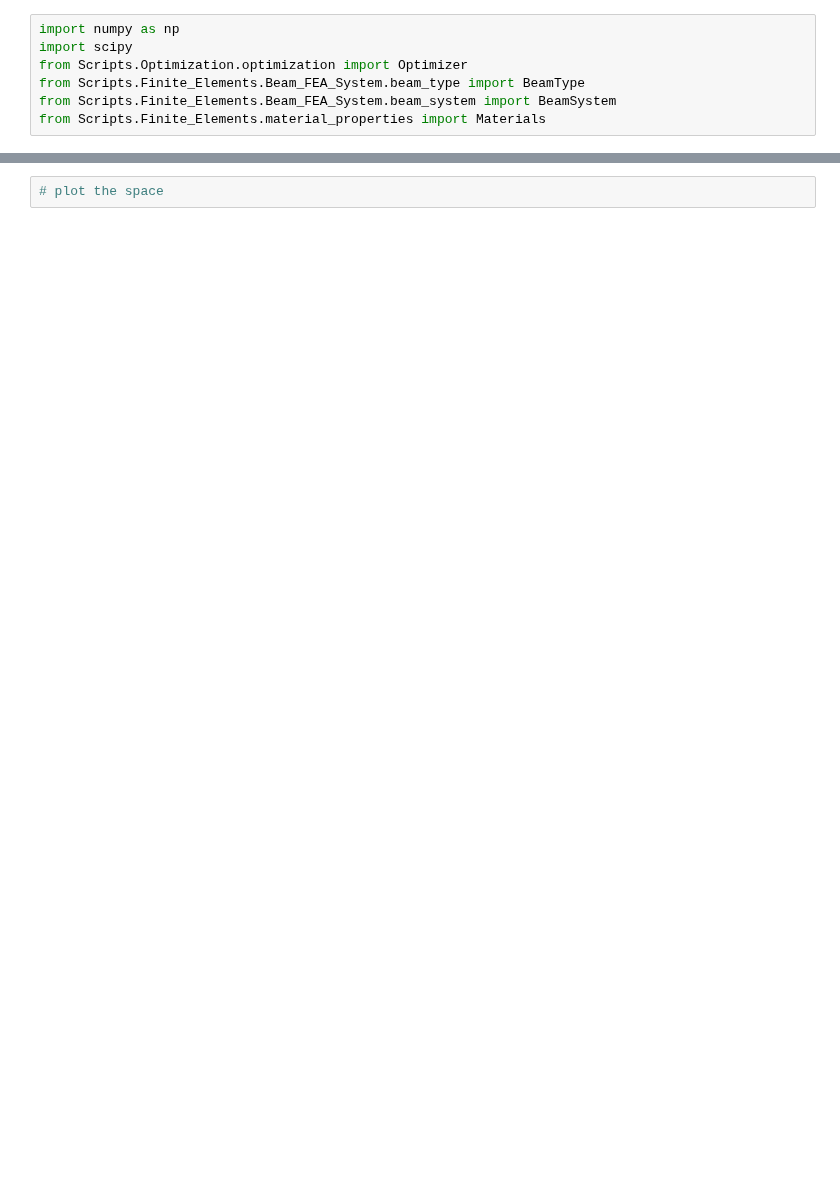
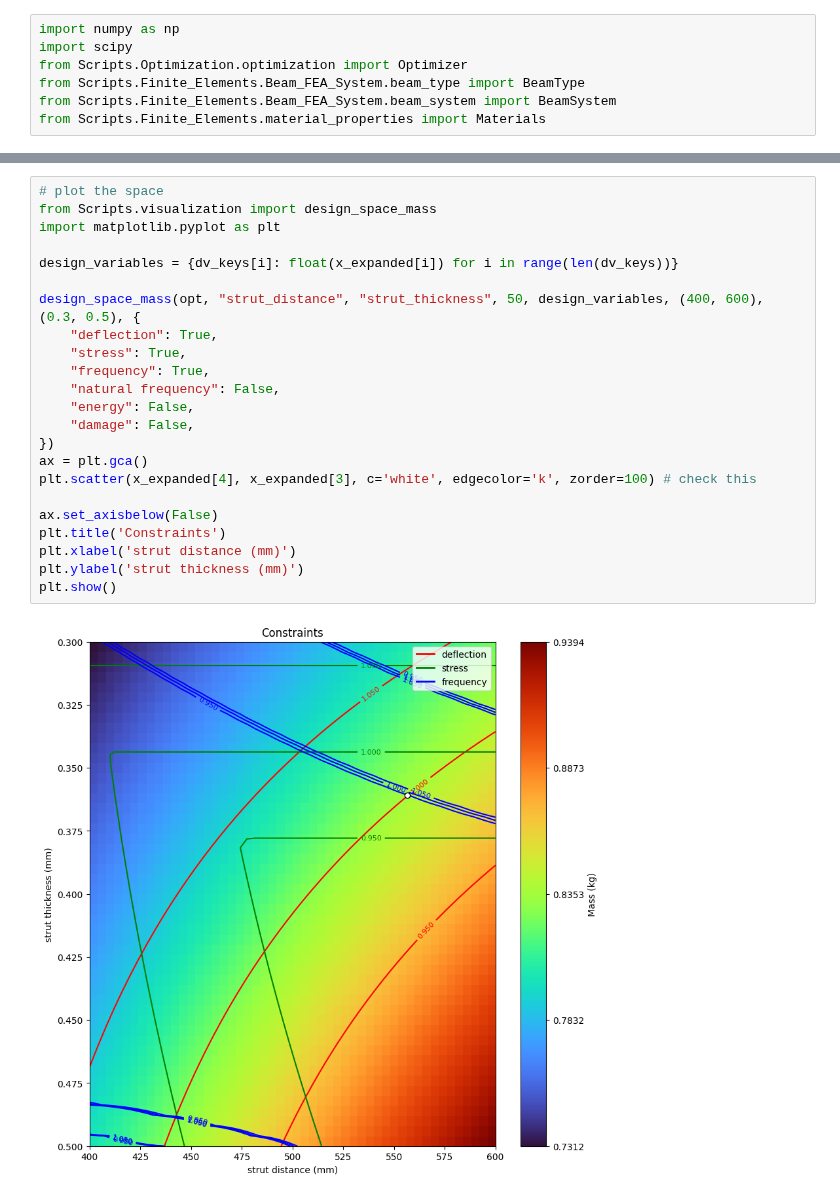
Before and after one commit to NathanielHargan/UAV_Optimization, a Jupyter notebook: Optimization_Experiments.ipynb, the cells around one changed output, grey strips where cells are left out. Drawn from its saved outputs; the diff is of its cells as text; blank space fills up the shorter version.

```diff
--- a/Optimization_Experiments.ipynb
+++ b/Optimization_Experiments.ipynb
@@ -121,2 +122,25 @@ print(max(opt.fea.beam_system.mag_displacements_amplitude))
 # %%
 # plot the space
+from Scripts.visualization import design_space_mass
+import matplotlib.pyplot as plt
+
+design_variables = {dv_keys[i]: float(x_expanded[i]) for i in range(len(dv_keys))}
+
+design_space_mass(opt, "strut_distance", "strut_thickness", 50, design_variables, (400, 600), (0.3, 0.5), {
+    "deflection": True,
+    "stress": True,
+    "frequency": True,
+    "natural frequency": False,
+    "energy": False,
+    "damage": False,
+})
+ax = plt.gca()
+plt.scatter(x_expanded[4], x_expanded[3], c='white', edgecolor='k', zorder=100) # check this
+
+ax.set_axisbelow(False)
+plt.title('Constraints')
+plt.xlabel('strut distance (mm)')
+plt.ylabel('strut thickness (mm)')
+plt.show()
+# %% [output]
+[figure, added]
```
Also changed, not shown: parts of 10 cells of this notebook, 16 other files.
